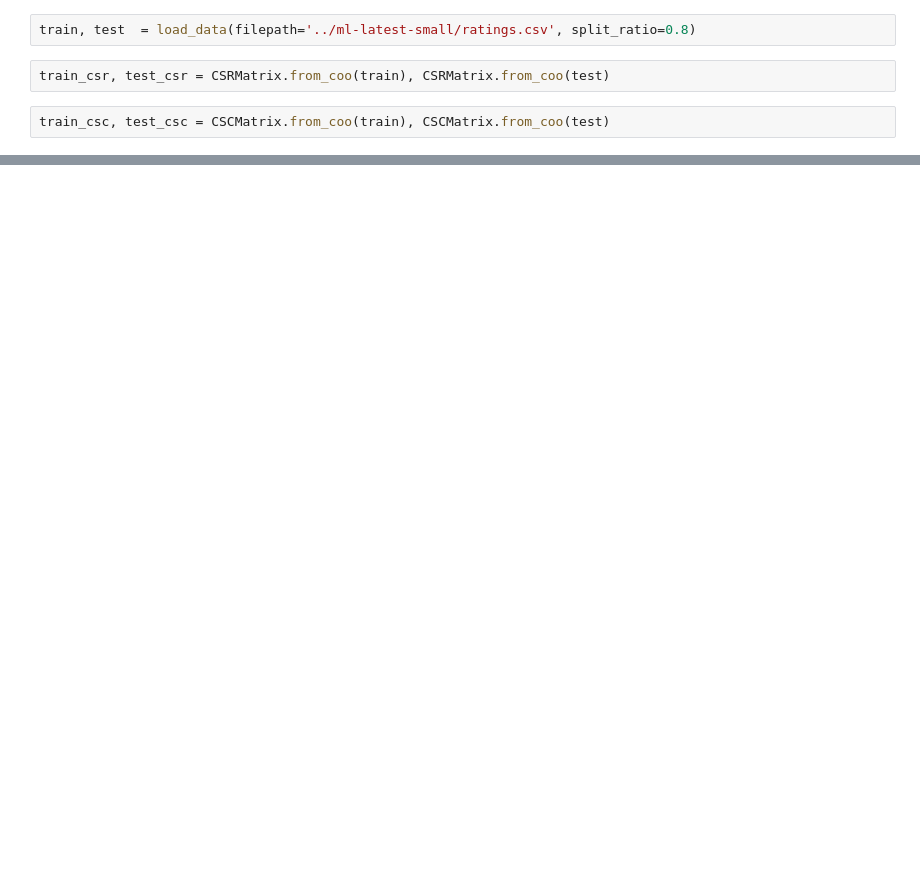
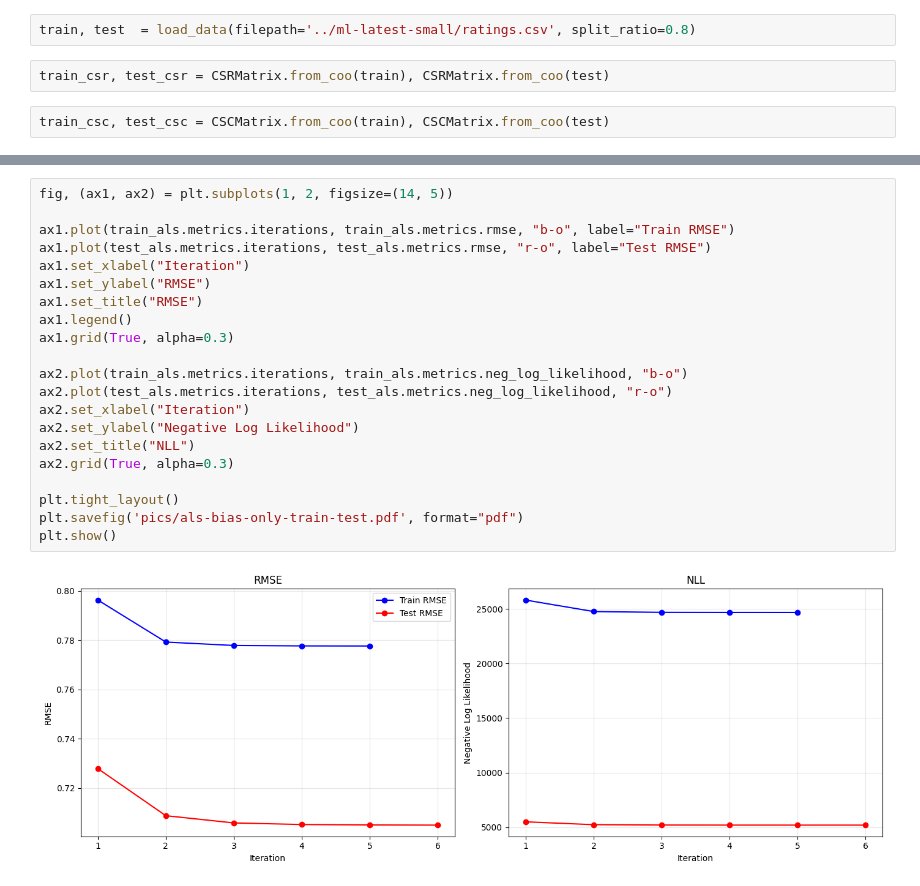
Before and after one commit to Abdulrasheed1729/rekomenda, a Jupyter notebook: notebooks/practical-2.ipynb, the cells around one changed output, grey strips where cells are left out. Saved outputs shown, nothing was run; the diff lists cells and outputs as text; blank space fills up the shorter version.

```diff
--- a/notebooks/practical-2.ipynb
+++ b/notebooks/practical-2.ipynb
@@ -67,0 +74,23 @@ test_als.plot_metrics(output='pics/als-bias-only-test.pdf')
+# %%
+fig, (ax1, ax2) = plt.subplots(1, 2, figsize=(14, 5))
+
+ax1.plot(train_als.metrics.iterations, train_als.metrics.rmse, "b-o", label="Train RMSE")
+ax1.plot(test_als.metrics.iterations, test_als.metrics.rmse, "r-o", label="Test RMSE")
+ax1.set_xlabel("Iteration")
+ax1.set_ylabel("RMSE")
+ax1.set_title("RMSE")
+ax1.legend()
+ax1.grid(True, alpha=0.3)
+
+ax2.plot(train_als.metrics.iterations, train_als.metrics.neg_log_likelihood, "b-o")
+ax2.plot(test_als.metrics.iterations, test_als.metrics.neg_log_likelihood, "r-o")
+ax2.set_xlabel("Iteration")
+ax2.set_ylabel("Negative Log Likelihood")
+ax2.set_title("NLL")
+ax2.grid(True, alpha=0.3)
+
+plt.tight_layout()
+plt.savefig('pics/als-bias-only-train-test.pdf', format="pdf")
+plt.show()
+# %% [output]
+[figure, added]
```
Also changed, not shown: parts of 14 cells of this notebook, 20 other files.
